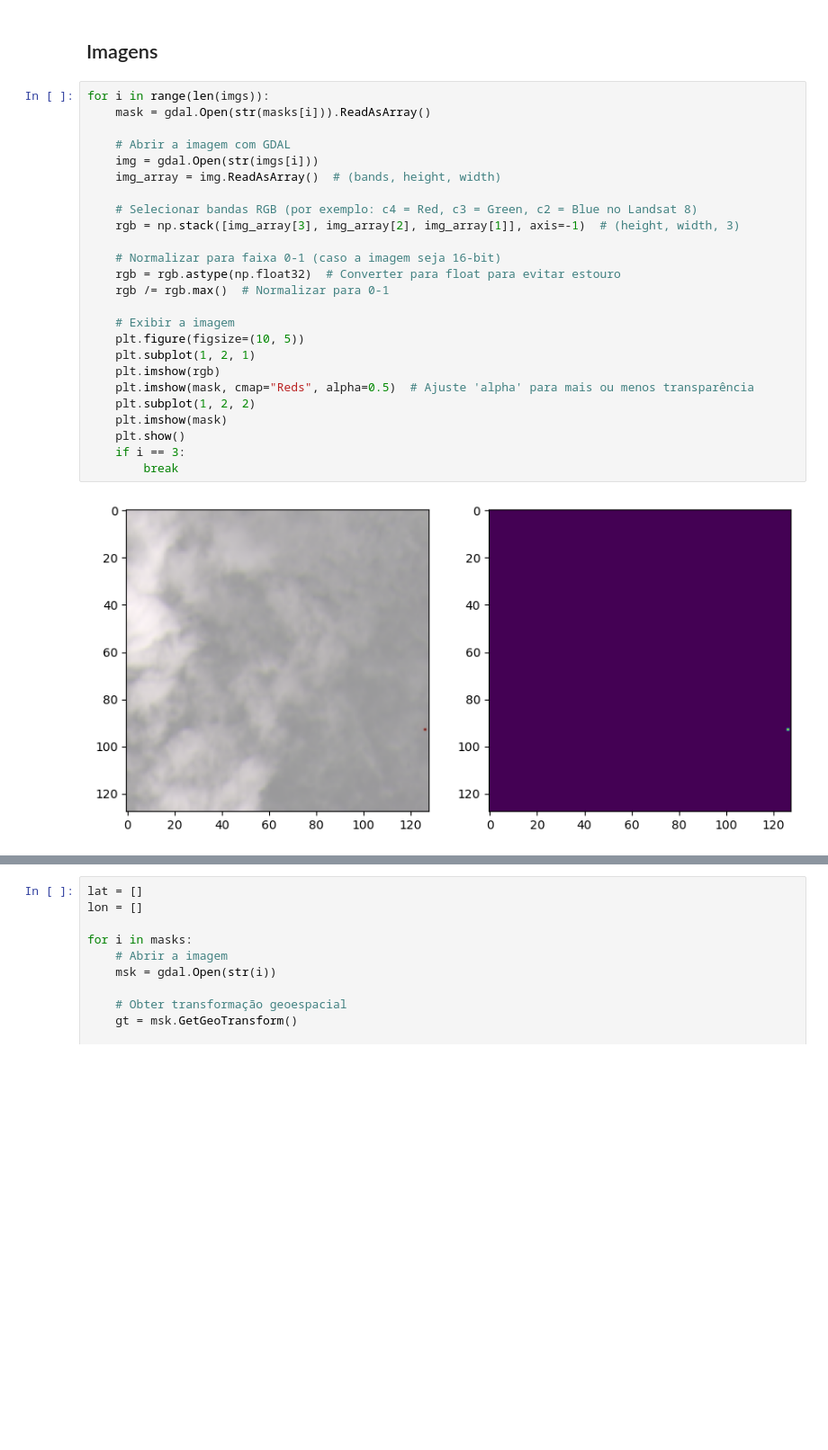
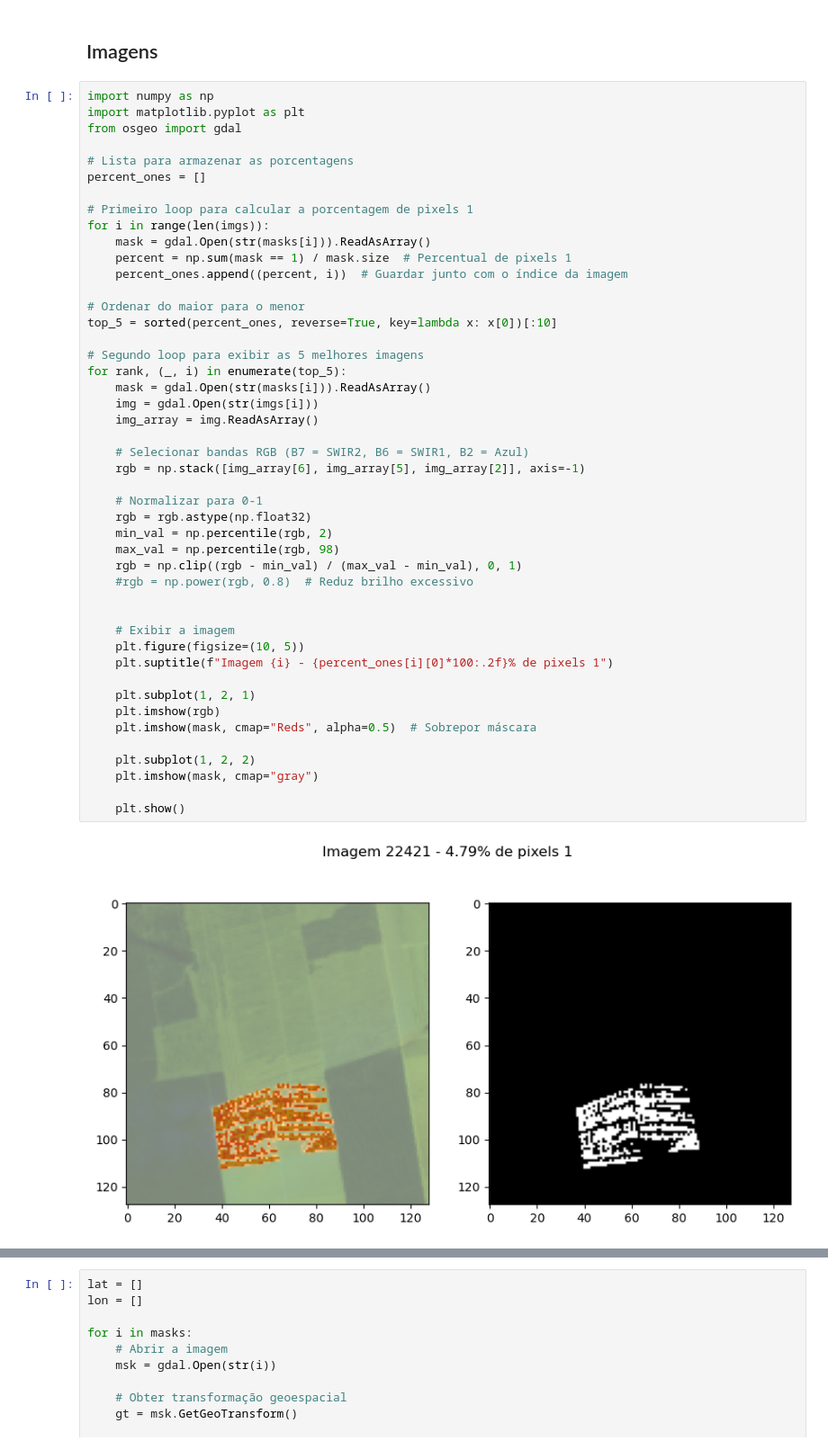
Before and after one commit to JeanArthurCostaDias/Segmentacao-de-Focos-de-Inc-ndio-na-Amaz-nia, a Jupyter notebook: main.ipynb, the cells around one changed output, grey strips where cells are left out. Shown at 90% size. Drawn from its saved outputs; the diff is of its cells as text; blank space fills up the shorter version.

```diff
--- a/main.ipynb
+++ b/main.ipynb
@@ -26,29 +26,50 @@ masks = sorted(list(data_dir.glob("msks/*/*.tif")))
 # %% [markdown]
 ## Imagens
 # %%
+import numpy as np
+import matplotlib.pyplot as plt
+from osgeo import gdal
+
+# Lista para armazenar as porcentagens
+percent_ones = []
+
+# Primeiro loop para calcular a porcentagem de pixels 1
 for i in range(len(imgs)):
     mask = gdal.Open(str(masks[i])).ReadAsArray()
+    percent = np.sum(mask == 1) / mask.size  # Percentual de pixels 1
+    percent_ones.append((percent, i))  # Guardar junto com o índice da imagem
 
-    # Abrir a imagem com GDAL
+# Ordenar do maior para o menor
+top_5 = sorted(percent_ones, reverse=True, key=lambda x: x[0])[:10]
+
+# Segundo loop para exibir as 5 melhores imagens
+for rank, (_, i) in enumerate(top_5):
+    mask = gdal.Open(str(masks[i])).ReadAsArray()
     img = gdal.Open(str(imgs[i]))
-    img_array = img.ReadAsArray()  # (bands, height, width)
+    img_array = img.ReadAsArray()
 
-    # Selecionar bandas RGB (por exemplo: c4 = Red, c3 = Green, c2 = Blue no Landsat 8)
-    rgb = np.stack([img_array[3], img_array[2], img_array[1]], axis=-1)  # (height, width, 3)
+    # Selecionar bandas RGB (B7 = SWIR2, B6 = SWIR1, B2 = Azul)
+    rgb = np.stack([img_array[6], img_array[5], img_array[2]], axis=-1)
 
-    # Normalizar para faixa 0-1 (caso a imagem seja 16-bit)
-    rgb = rgb.astype(np.float32)  # Converter para float para evitar estouro
-    rgb /= rgb.max()  # Normalizar para 0-1
+    # Normalizar para 0-1
+    rgb = rgb.astype(np.float32)
+    min_val = np.percentile(rgb, 2)
+    max_val = np.percentile(rgb, 98)
+    rgb = np.clip((rgb - min_val) / (max_val - min_val), 0, 1)
+    #rgb = np.power(rgb, 0.8)  # Reduz brilho excessivo
+
 
     # Exibir a imagem
     plt.figure(figsize=(10, 5))
+    plt.suptitle(f"Imagem {i} - {percent_ones[i][0]*100:.2f}% de pixels 1")
+
     plt.subplot(1, 2, 1)
     plt.imshow(rgb)
-    plt.imshow(mask, cmap="Reds", alpha=0.5)  # Ajuste 'alpha' para mais ou menos transparência
+    plt.imshow(mask, cmap="Reds", alpha=0.5)  # Sobrepor máscara
+
     plt.subplot(1, 2, 2)
-    plt.imshow(mask)
+    plt.imshow(mask, cmap="gray")
+
     plt.show()
-    if i == 3:
-        break
 # %% [output]
-[figure, old version]
+[figure, new version]
```
Also changed, not shown: parts of 2 cells of this notebook.
